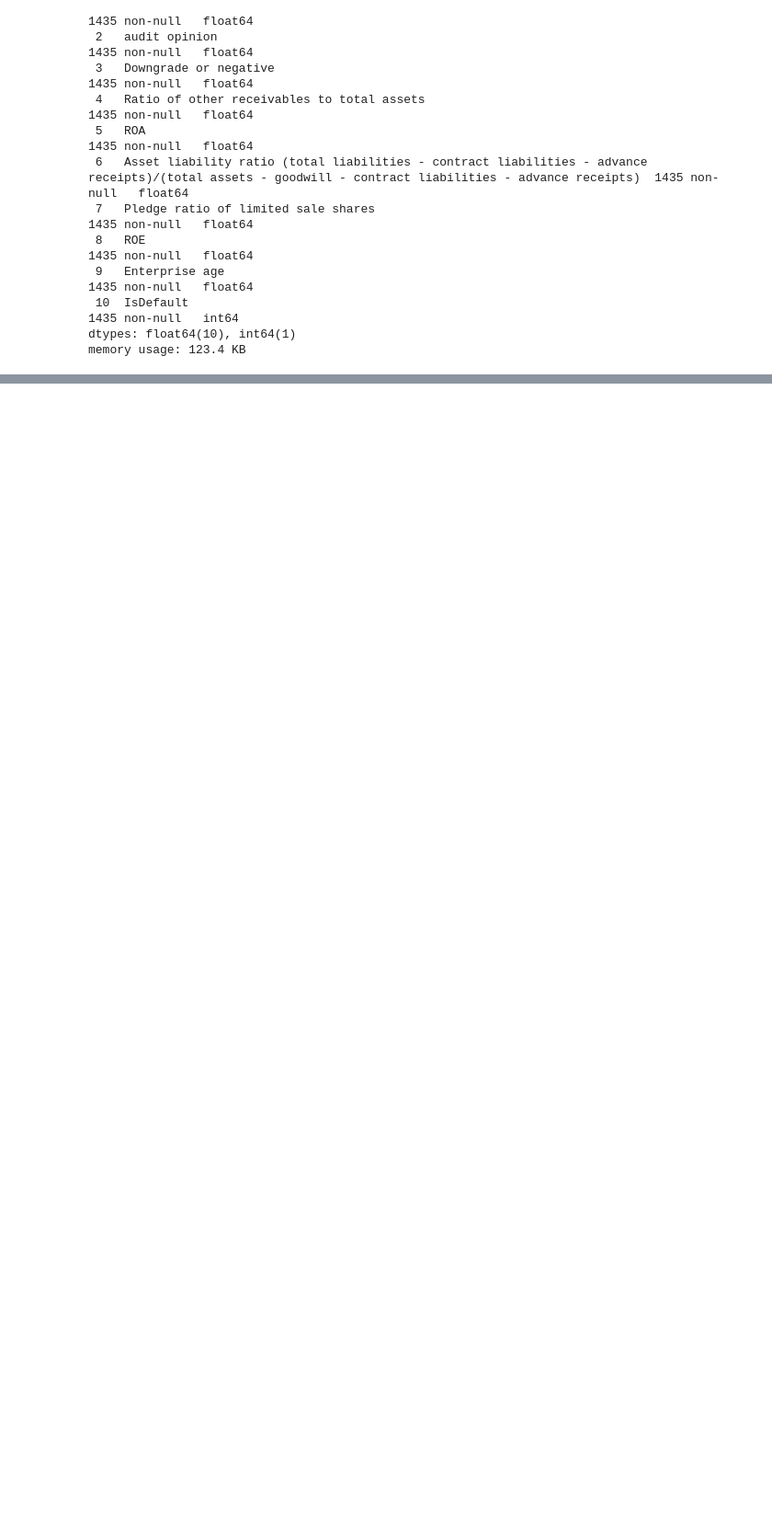
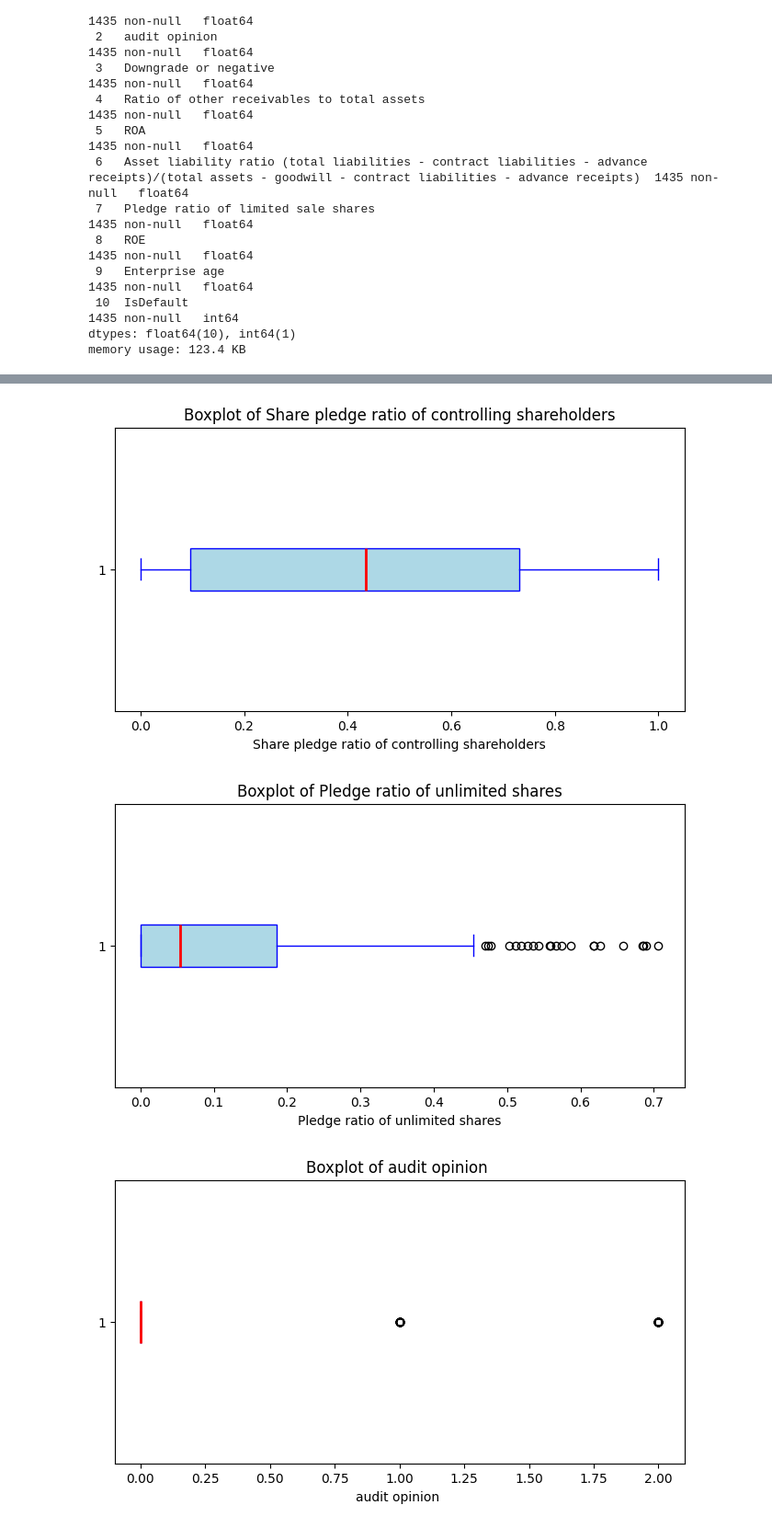
Before and after one commit to sengan9/Proyecto-ML, a Jupyter notebook: 02_LimpiezaEDA.ipynb, the cells around one changed output, grey strips where cells are left out. Shown at 92% size. Cells and saved outputs as stored; diff of their text form; code cells hidden in the pictures; blank space fills up the shorter version.

```diff
--- a/02_LimpiezaEDA.ipynb
+++ b/02_LimpiezaEDA.ipynb
@@ -48,3 +48,21 @@ limpios.describe()
 | 50% | 0.434688 | 0.054170 | 0.000000 | 0.000000 | 0.009005 | ... |
 | 75% | 0.730736 | 0.185471 | 0.000000 | 0.000000 | 0.020160 | ... |
 | max | 1.000000 | 0.706297 | 2.000000 | 1.000000 | 0.418566 | ... |
+# %%
+outliers_colorful_figures = []
+for column in limpios.select_dtypes(include=['float64']):
+    fig, ax = plt.subplots(figsize=(8, 4))
+    ax.boxplot(limpios[column], vert=False, patch_artist=True,
+               boxprops=dict(facecolor="lightblue", color="blue"),
+               whiskerprops=dict(color="blue"),
+               capprops=dict(color="blue"),
+               medianprops=dict(color="red", linewidth=2))
+    ax.set_title(f"Boxplot of {column}", fontsize=12)
+    ax.set_xlabel(column)
+    outliers_colorful_figures.append(fig)
+
+plt.show()
+# %% [output]
+[figure, added]
+[figure, added]
+[figure, added]
```
Also changed, not shown: parts of 5 cells of this notebook, 1 other file.
